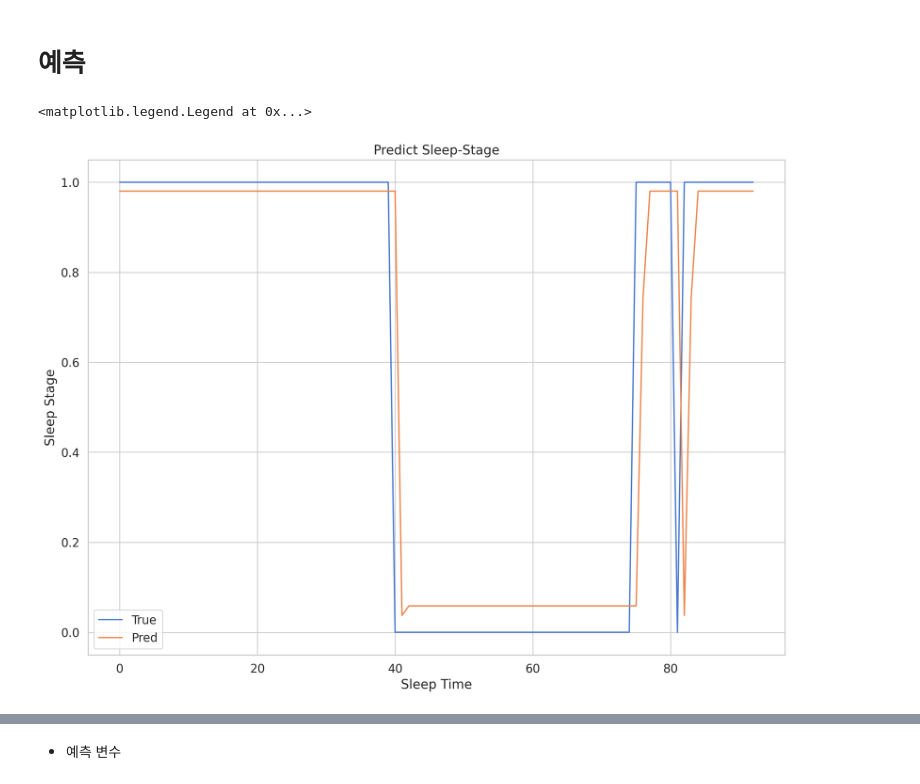
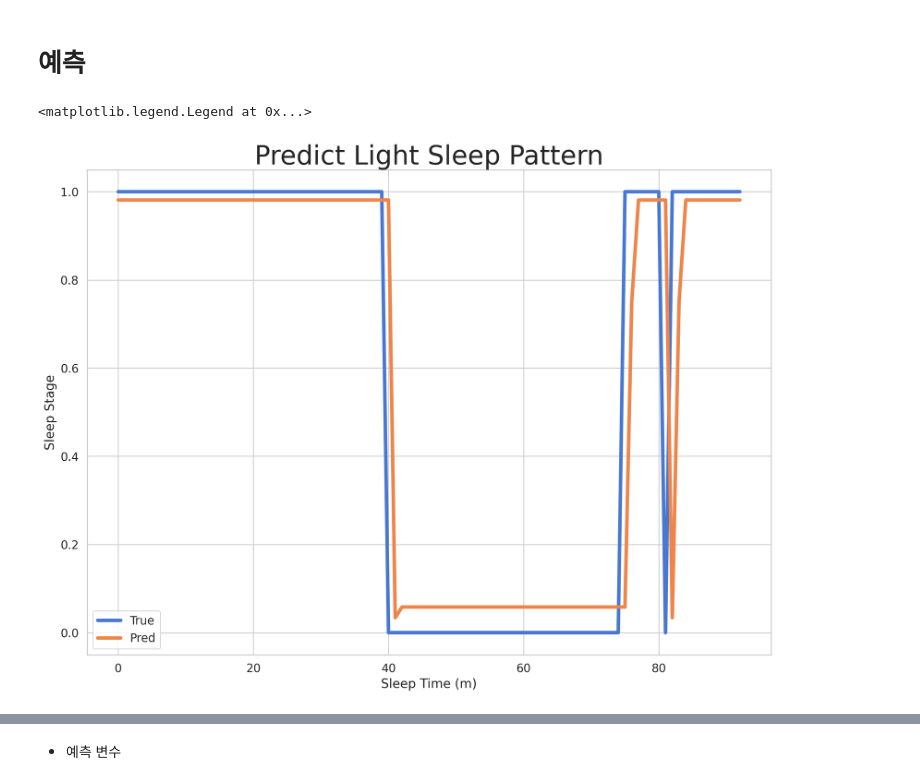
Before and after one commit to heejjj/Sleeping_Project, a Jupyter notebook: CNN_LSTM_final.ipynb, the cells around one changed output, grey strips where cells are left out. Saved outputs shown, nothing was run; the diff lists cells and outputs as text; code cells hidden in the pictures.

```diff
--- a/CNN_LSTM_final.ipynb
+++ b/CNN_LSTM_final.ipynb
@@ -291,12 +291,12 @@ with torch.no_grad():
     pred = torch.flatten(y_test_pred).item()
     preds.append(pred)
 # %%
-plt.plot(np.array(y_test), label = 'True')
-plt.plot(np.array(preds), label = 'Pred')
-plt.xlabel('Sleep Time (m)')  # 엄밀히 따지면 30초마다의 수면 기록이긴 하지만 연속된 수면 기록이 아니고 중간중
-plt.ylabel('Sleep Stage (1:Core, 0:Not-Core)')
-plt.title('Predict Light Sleep Pattern')
+plt.plot(np.array(y_test), label = 'True', linewidth=4)
+plt.plot(np.array(preds), label = 'Pred', linewidth=4)
+plt.xlabel('Sleep Time (m)')  # 엄밀히 따지면 30초마다의 수면 기록이긴 하지만 연속된 수면 기록이 아니고 중간중간
+plt.ylabel('Sleep Stage')
+plt.title('Predict Light Sleep Pattern', fontsize=30)
 plt.legend()
 # %% [output]
 <matplotlib.legend.Legend at 0x...>
-[figure, old version]
+[figure, new version]
```
Also changed, not shown: parts of 32 cells of this notebook.
